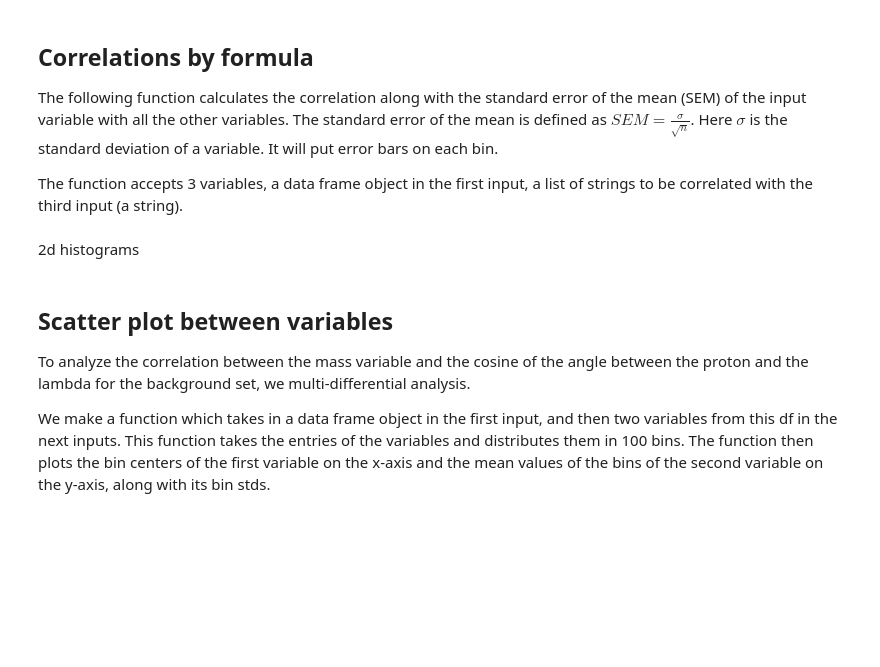
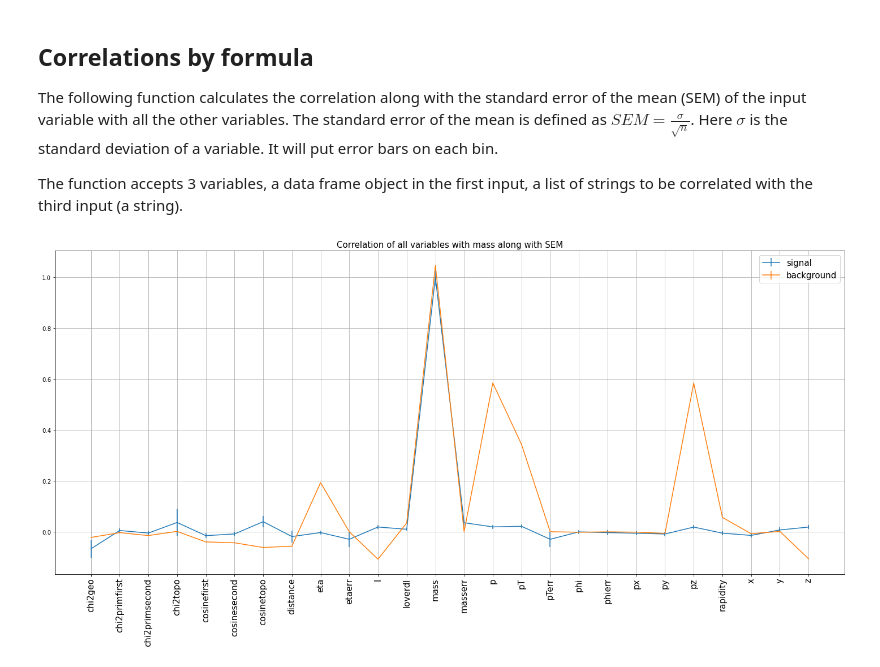
Before and after one commit to julnow/JupyterNotebooks, a Jupyter notebook: kaon_correlations.ipynb, the cells around one changed output. Cells and saved outputs as stored; diff of their text form; code cells hidden in the pictures; blank space fills up the shorter version.

```diff
--- a/kaon_correlations.ipynb
+++ b/kaon_correlations.ipynb
@@ -211,24 +235,19 @@ def calculate_correlation(df, vars_to_corr, target_var) :
 # %%
 # Provide the data frame object first, then also inside the brackets of list and then write the variable inside inverted commas ''.
 # For signal
-corr_signal, corr_signal_errors = calculate_correlation(signal, list(sign), 'mass')
+corr_signal, corr_signal_errors = calculate_correlation(signal, list(signal), 'mass')
 # For background
-corr_bg, corr_bg_errors = calculate_correlation(background, list(bckgr), 'mass')
+corr_bg, corr_bg_errors = calculate_correlation(background, list(background), 'mass')
 # %%
 # Plotting the correlations of various variables with mass along with the errors
 fig, ax = plt.subplots(figsize=(20,10))
-plt.errorbar(list(sign), corr_signal, yerr=corr_signal_errors, fmt='')
-plt.errorbar(list(bckgr), corr_bg, yerr=corr_bg_errors, fmt='')
+plt.errorbar(list(signal), corr_signal, yerr=corr_signal_errors, fmt='')
+plt.errorbar(list(background), corr_bg, yerr=corr_bg_errors, fmt='')
 ax.grid(zorder=0)
 ax.set_xticklabels(signal.columns, fontsize=15, rotation =90)
 plt.legend(('signal','background'), fontsize = 15)
 fig.tight_layout()
 plt.title('Correlation of all variables with mass along with SEM', fontsize = 15)
-#fig.savefig("hists.png")
+fig.savefig("Correlation of all variables with mass along with SEM.png")
+# %% [output]
+[figure, added]
-# %% [markdown]
-2d histograms
-# %% [markdown]
-## Scatter plot between variables
-To analyze the correlation between the mass variable and the cosine of the angle between the proton and the lambda for the background set, we multi-differential analysis.
-
-We make a function which takes in a data frame object in the first input, and then two variables from this df in the next inputs. This function takes the entries of the variables and distributes them in 100 bins. The function then plots the bin centers of the first variable on the x-axis and the mean values of the bins of the second variable on the y-axis, along with its bin stds.
```
Also changed, not shown: parts of 16 cells of this notebook, 3 other files.
